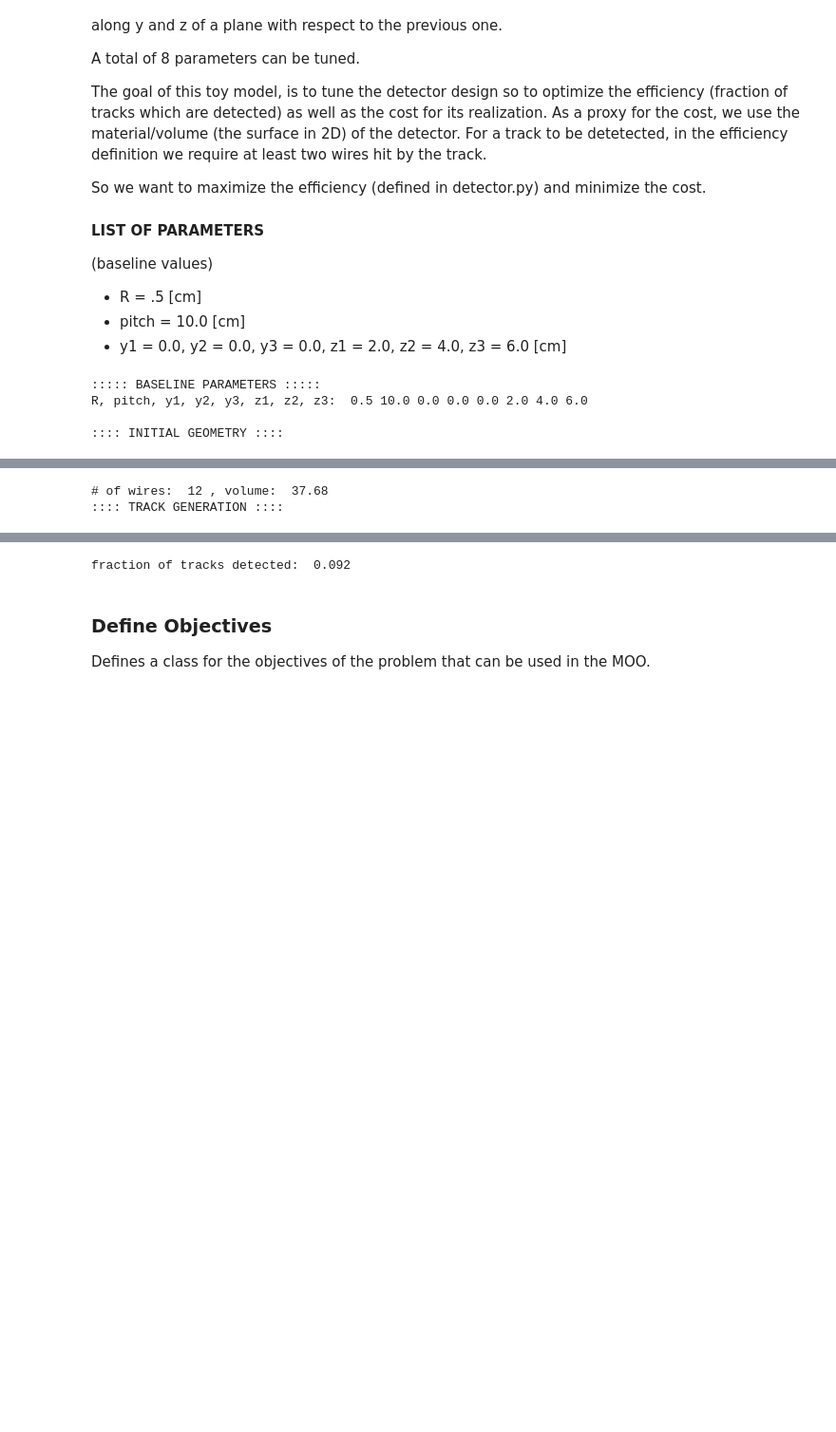
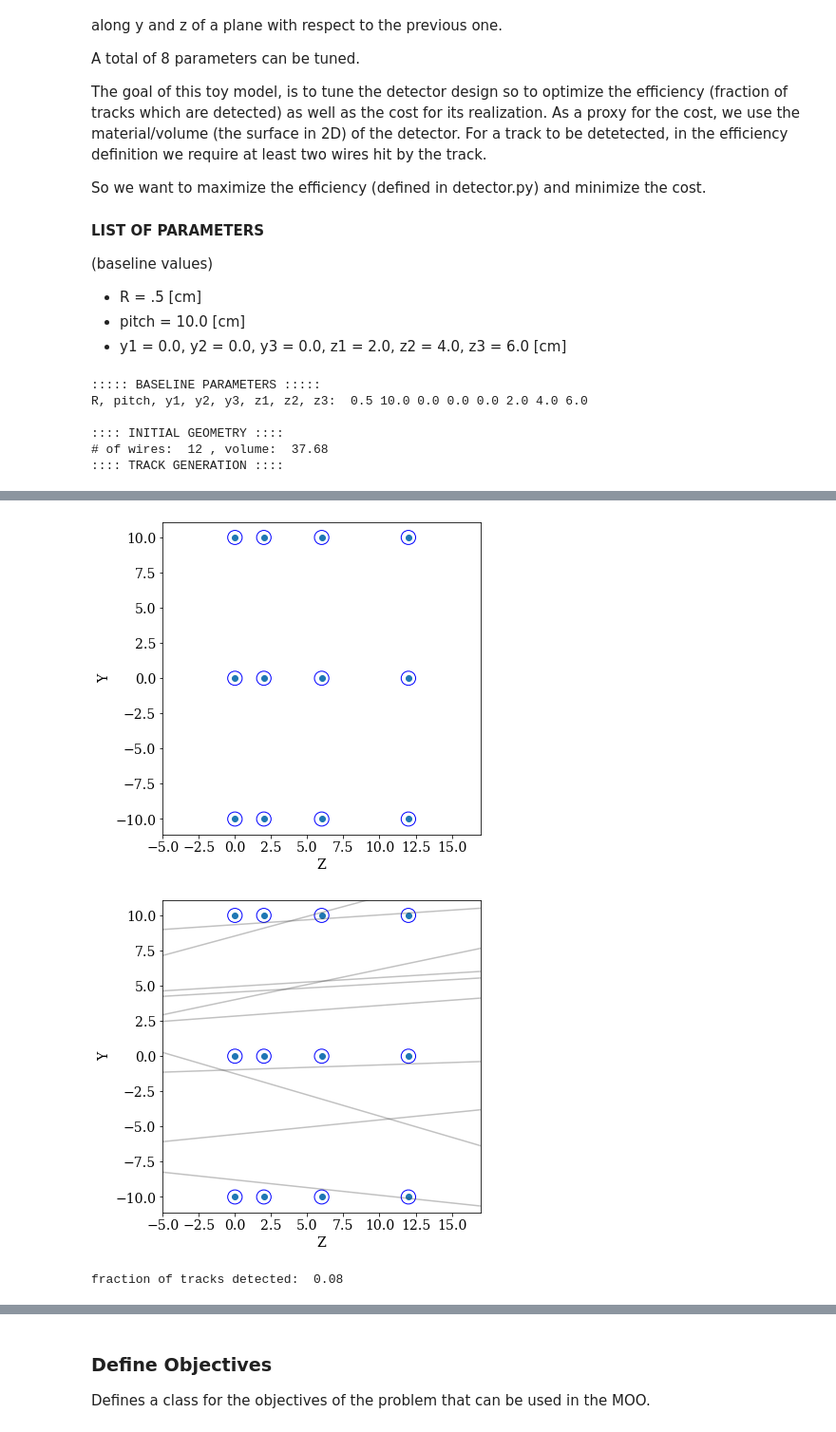
Before and after one commit to cfteach/AI4NP_detector_opt, a Jupyter notebook: sol2/driver_moo.ipynb, the cells around one changed output, grey strips where cells are left out. Shown at 95% size. Drawn from its saved outputs; the diff is of its cells as text; code cells hidden in the pictures; blank space fills up the shorter version.

```diff
--- a/sol2/driver_moo.ipynb
+++ b/sol2/driver_moo.ipynb
@@ -87,12 +95,12 @@ print("# of wires: ", num_wires, ", volume: ", volume)
 
 #------------- TRACK GENERATION -----------#
 print(":::: TRACK GENERATION ::::")
-N_tracks = 1000
+N_tracks = 100
 t = detector2.Tracks(b_min=-100, b_max=100, alpha_mean=0, alpha_std=0.2)
 tracks = t.generate(N_tracks)
 
 detector2.geometry_display(Z, Y, R, y_min=y_min, y_max=y_max,block=False, pause=-1)
-detector2.tracks_display(tracks, Z,block=False,pause=5)
+detector2.tracks_display(tracks, Z,block=False,pause=-1)
 
  #a track is detected if at least two wires have been hit
 score = detector2.get_score(Z, Y, tracks, R)
@@ -103,3 +111,5 @@ print("fraction of tracks detected: ",frac_detected)
 R, pitch, y1, y2, y3, z1, z2, z3:  0.5 10.0 0.0 0.0 0.0 2.0 4.0 6.0
 
 :::: INITIAL GEOMETRY ::::
+# of wires:  12 , volume:  37.68
+:::: TRACK GENERATION ::::
@@ -108,2 +116,3 @@ R, pitch, y1, y2, y3, z1, z2, z3:  0.5 10.0 0.0 0.0 0.0 2.0 4.0 6.0
+[figure, added]
+[figure, added]
-# of wires:  12 , volume:  37.68
-:::: TRACK GENERATION ::::
+fraction of tracks detected:  0.08
@@ -112,4 +119,3 @@ R, pitch, y1, y2, y3, z1, z2, z3:  0.5 10.0 0.0 0.0 0.0 2.0 4.0 6.0
-fraction of tracks detected:  0.092
 # %% [markdown]
 ### Define Objectives
 
```
Also changed, not shown: parts of 8 cells of this notebook, 1 other file.
